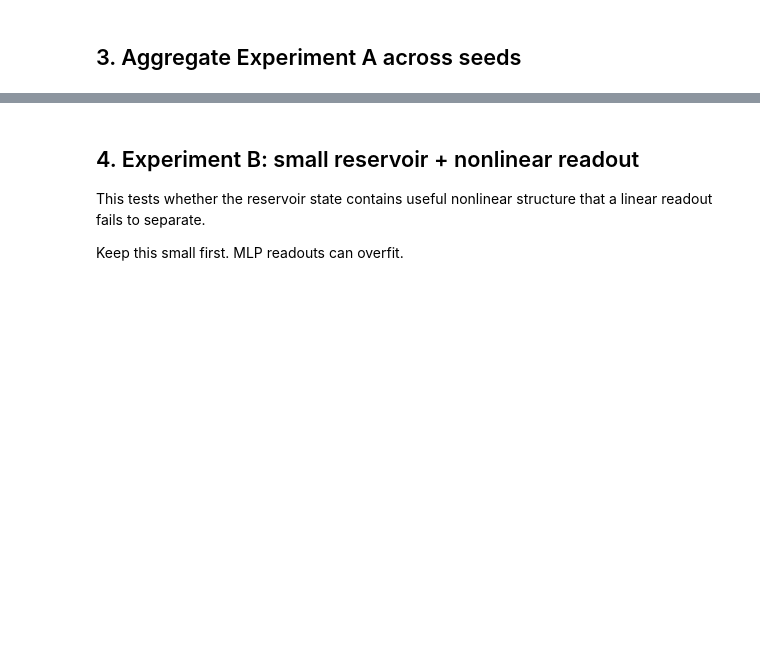
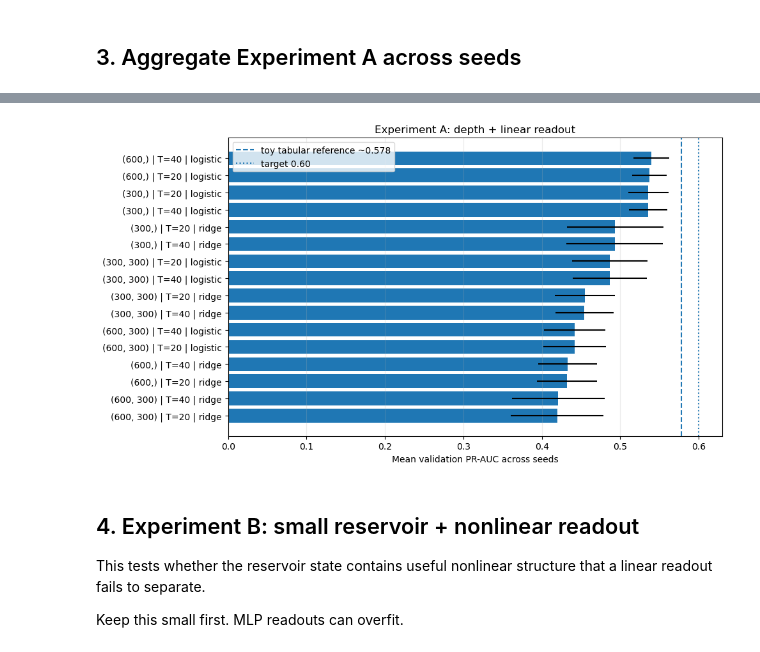
Before and after one commit to friedsam/qpitome-qrc-volatility, a Jupyter notebook: notebooks/05_deep_esn_and_readout_benchmark.ipynb, the cells around one changed output, grey strips where cells are left out. Saved outputs shown, nothing was run; the diff lists cells and outputs as text; code cells hidden in the pictures; blank space fills up the shorter version.

```diff
--- a/notebooks/05_deep_esn_and_readout_benchmark.ipynb
+++ b/notebooks/05_deep_esn_and_readout_benchmark.ipynb
@@ -147,18 +209,32 @@ depth_summary.head(20)
 # %% [markdown]
 ## 3. Aggregate Experiment A across seeds
 # %%
+def make_hashable_key(x):
+    if isinstance(x, dict):
+        return str(sorted(x.items()))
+    if isinstance(x, list):
+        return str(tuple(x))
+    return str(x)
+
+for d in [depth_summary]:
+    d["layer_units_key"] = d["layer_units"].map(make_hashable_key)
+    d["spectral_radius_key"] = d["spectral_radius"].map(make_hashable_key)
+    d["leak_rate_key"] = d["leak_rate"].map(make_hashable_key)
+    d["reservoir_connectivity_key"] = d["reservoir_connectivity"].map(make_hashable_key)
+    d["readout_params_key"] = d["readout_params"].map(make_hashable_key)
+
 group_cols = [
     "experiment",
     "seq_len",
-    "layer_units",
-    "spectral_radius",
-    "leak_rate",
-    "reservoir_connectivity",
+    "layer_units_key",
+    "spectral_radius_key",
+    "leak_rate_key",
+    "reservoir_connectivity_key",
     "pooling",
     "state_mode",
     "readout_kind",
     "readout_scale_states",
-    "readout_params",
+    "readout_params_key",
 ]
 
 depth_agg = (
@@ -182,21 +276,28 @@ depth_agg.head(20)
 # %%
 plot_df = depth_agg.sort_values("mean_val_pr_auc", ascending=True).tail(20)
+
 labels = (
-    plot_df["layer_units"].astype(str)
+    plot_df["layer_units_key"]
     + " | T=" + plot_df["seq_len"].astype(str)
     + " | " + plot_df["readout_kind"]
 )
 
 plt.figure(figsize=(10, max(4, 0.35 * len(plot_df))))
-plt.barh(labels, plot_df["mean_val_pr_auc"], xerr=plot_df["std_val_pr_auc"].fillna(0))
+plt.barh(
+    labels,
+    plot_df["mean_val_pr_auc"],
+    xerr=plot_df["std_val_pr_auc"].fillna(0),
+)
 plt.axvline(0.578, linestyle="--", label="toy tabular reference ~0.578")
 plt.axvline(0.600, linestyle=":", label="target 0.60")
 plt.xlabel("Mean validation PR-AUC across seeds")
 plt.title("Experiment A: depth + linear readout")
 plt.legend()
 plt.grid(axis="x", alpha=0.25)
 plt.tight_layout()
 plt.show()
+# %% [output]
+[figure, added]
 # %% [markdown]
 ## 4. Experiment B: small reservoir + nonlinear readout
 
```
Also changed, not shown: parts of 15 cells of this notebook, 16 other files.
